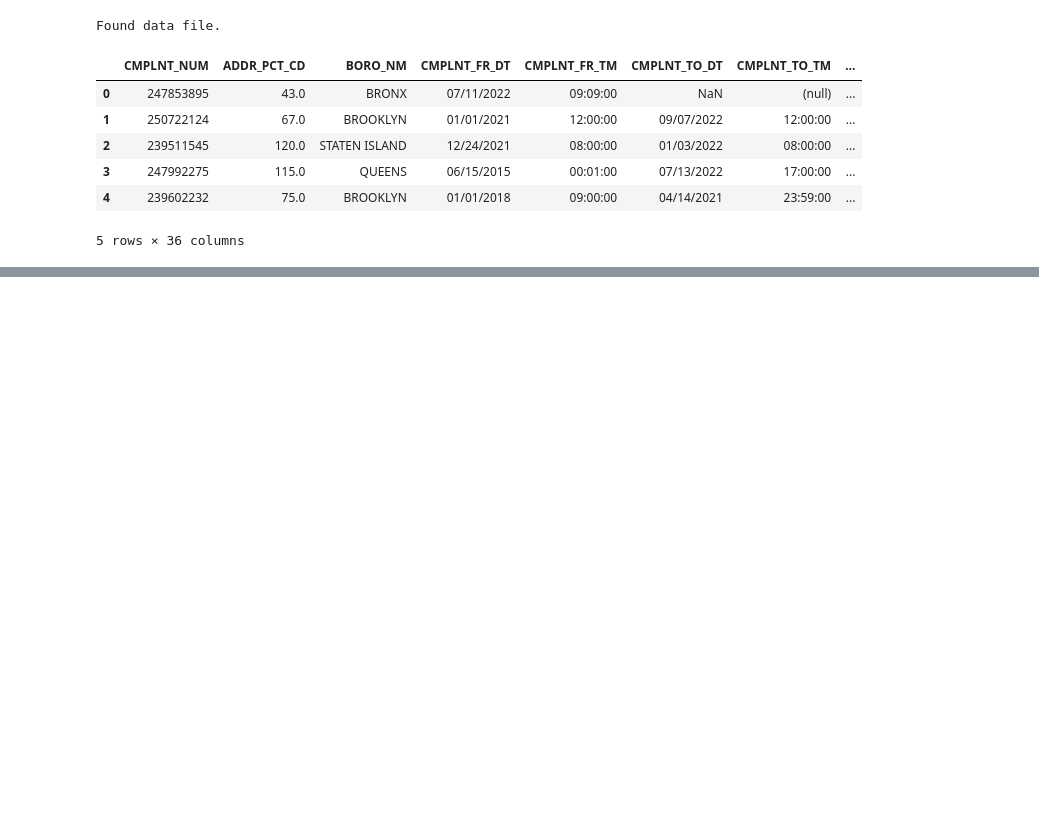
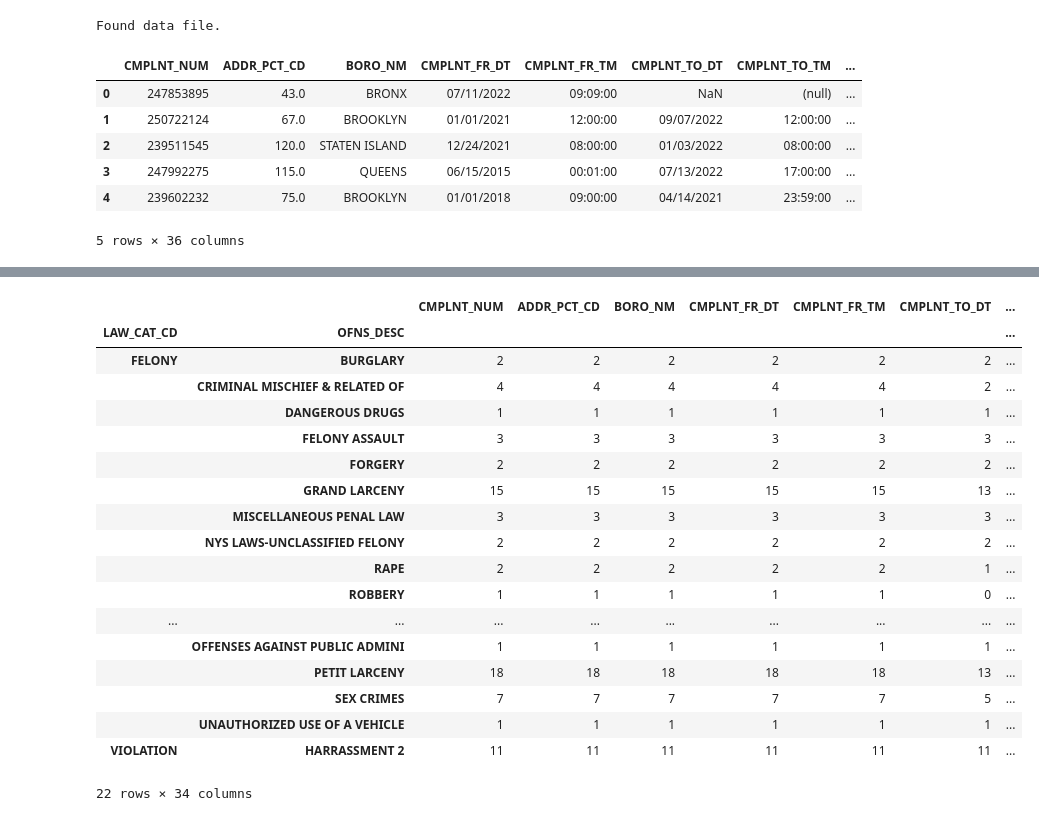
Before and after one commit to himanshu1196/nyc-crime-analysis, a Jupyter notebook: nyca.ipynb, the cells around one changed output, grey strips where cells are left out. Cells and saved outputs as stored; diff of their text form; code cells hidden in the pictures; blank space fills up the shorter version.

```diff
--- a/nyca.ipynb
+++ b/nyca.ipynb
@@ -30,0 +72,24 @@ data.head()
+# %%
+temp = data.iloc[0:100, :].groupby(by = ['LAW_CAT_CD', 'OFNS_DESC'])
+# %%
+temp.count()
+# %% [output]
+|  |  | CMPLNT_NUM | ADDR_PCT_CD | BORO_NM | CMPLNT_FR_DT | CMPLNT_FR_TM | CMPLNT_TO_DT | ... |
+| LAW_CAT_CD | OFNS_DESC |  |  |  |  |  |  | ... |
+| FELONY | BURGLARY | 2 | 2 | 2 | 2 | 2 | 2 | ... |
+|  | CRIMINAL MISCHIEF & RELATED OF | 4 | 4 | 4 | 4 | 4 | 2 | ... |
+|  | DANGEROUS DRUGS | 1 | 1 | 1 | 1 | 1 | 1 | ... |
+|  | FELONY ASSAULT | 3 | 3 | 3 | 3 | 3 | 3 | ... |
+|  | FORGERY | 2 | 2 | 2 | 2 | 2 | 2 | ... |
+|  | GRAND LARCENY | 15 | 15 | 15 | 15 | 15 | 13 | ... |
+|  | MISCELLANEOUS PENAL LAW | 3 | 3 | 3 | 3 | 3 | 3 | ... |
+|  | NYS LAWS-UNCLASSIFIED FELONY | 2 | 2 | 2 | 2 | 2 | 2 | ... |
+|  | RAPE | 2 | 2 | 2 | 2 | 2 | 1 | ... |
+|  | ROBBERY | 1 | 1 | 1 | 1 | 1 | 0 | ... |
+| ... | ... | ... | ... | ... | ... | ... | ... | ... |
+|  | OFFENSES AGAINST PUBLIC ADMINI | 1 | 1 | 1 | 1 | 1 | 1 | ... |
+|  | PETIT LARCENY | 18 | 18 | 18 | 18 | 18 | 13 | ... |
+|  | SEX CRIMES | 7 | 7 | 7 | 7 | 7 | 5 | ... |
+|  | UNAUTHORIZED USE OF A VEHICLE | 1 | 1 | 1 | 1 | 1 | 1 | ... |
+| VIOLATION | HARRASSMENT 2 | 11 | 11 | 11 | 11 | 11 | 11 | ... |
+22 rows × 34 columns
```
Also changed, not shown: parts of 4 cells of this notebook, 2 other files.
